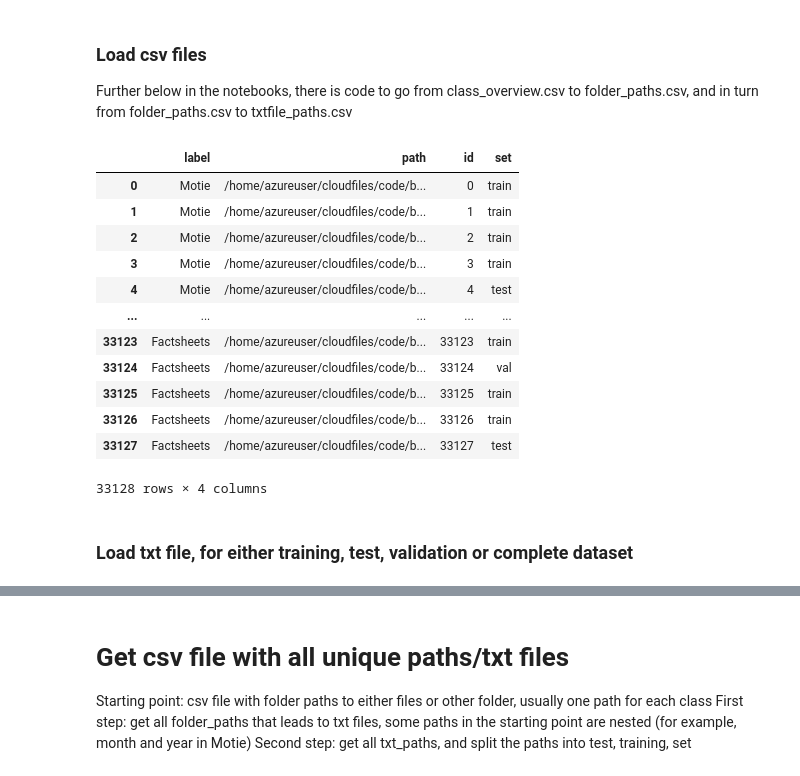
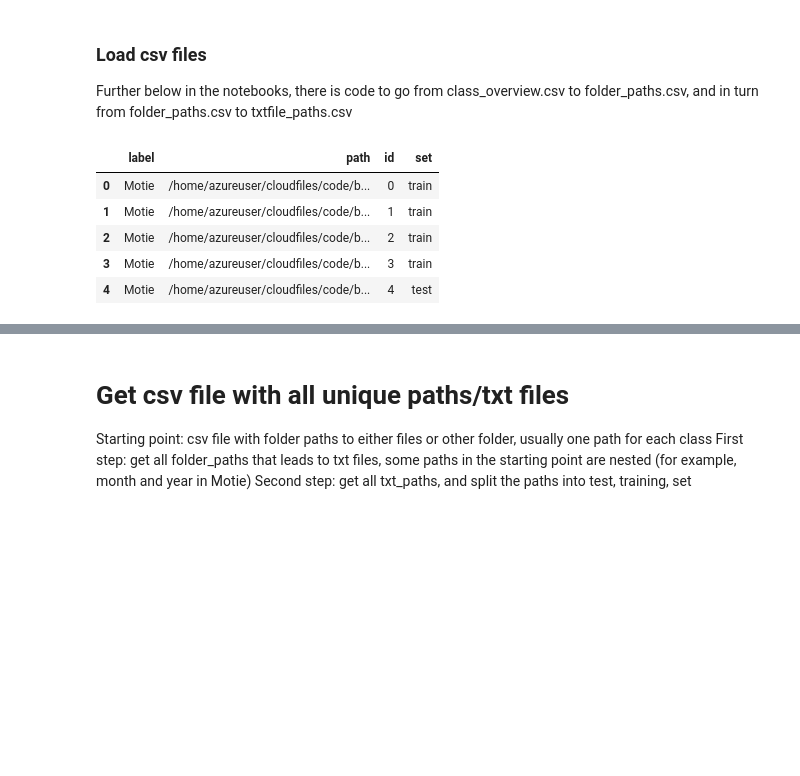
Before and after one commit to Amsterdam-Internships/document-classification-using-large-language-models, a Jupyter notebook: notebooks/load_txt.ipynb, the cells around one changed output, grey strips where cells are left out. Cells and saved outputs as stored; diff of their text form; code cells hidden in the pictures; blank space fills up the shorter version.

```diff
--- a/notebooks/data_inventory.ipynb
+++ b/notebooks/load_txt.ipynb
@@ -20,24 +20,16 @@ Further below in the notebooks, there is code to go from class_overview.csv to f
 # %%
 import pandas as pd
 import os
 
 overview_df = pd.read_csv("../data/class_overview.csv")
 folder_paths_df = pd.read_csv("../data/folder_paths.csv")
 txtfile_paths = pd.read_csv("../data/txtfile_paths.csv")
+txtfile_paths = txtfile_paths.head()
 display(txtfile_paths)
 # %% [output]
 |  | label | path | id | set |
 | 0 | Motie | /home/azureuser/cloudfiles/code/b... | 0 | train |
 | 1 | Motie | /home/azureuser/cloudfiles/code/b... | 1 | train |
 | 2 | Motie | /home/azureuser/cloudfiles/code/b... | 2 | train |
 | 3 | Motie | /home/azureuser/cloudfiles/code/b... | 3 | train |
 | 4 | Motie | /home/azureuser/cloudfiles/code/b... | 4 | test |
-| ... | ... | ... | ... | ... |
-| 33123 | Factsheets | /home/azureuser/cloudfiles/code/b... | 33123 | train |
-| 33124 | Factsheets | /home/azureuser/cloudfiles/code/b... | 33124 | val |
-| 33125 | Factsheets | /home/azureuser/cloudfiles/code/b... | 33125 | train |
-| 33126 | Factsheets | /home/azureuser/cloudfiles/code/b... | 33126 | train |
-| 33127 | Factsheets | /home/azureuser/cloudfiles/code/b... | 33127 | test |
-33128 rows × 4 columns
-# %% [markdown]
-### Load txt file, for either training, test, validation or complete dataset
```
Also changed, not shown: parts of 4 cells of this notebook, 5 other files.
